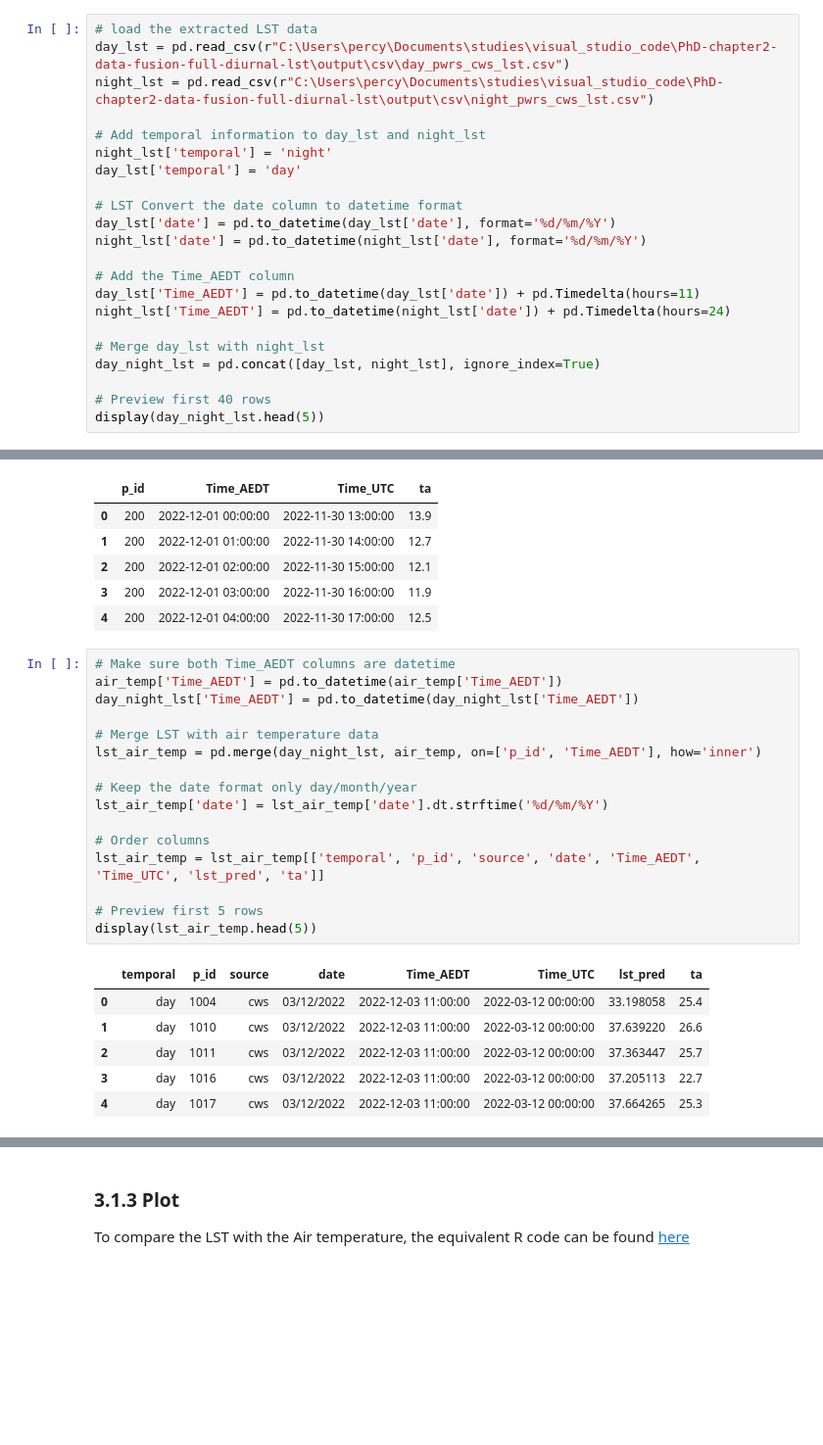
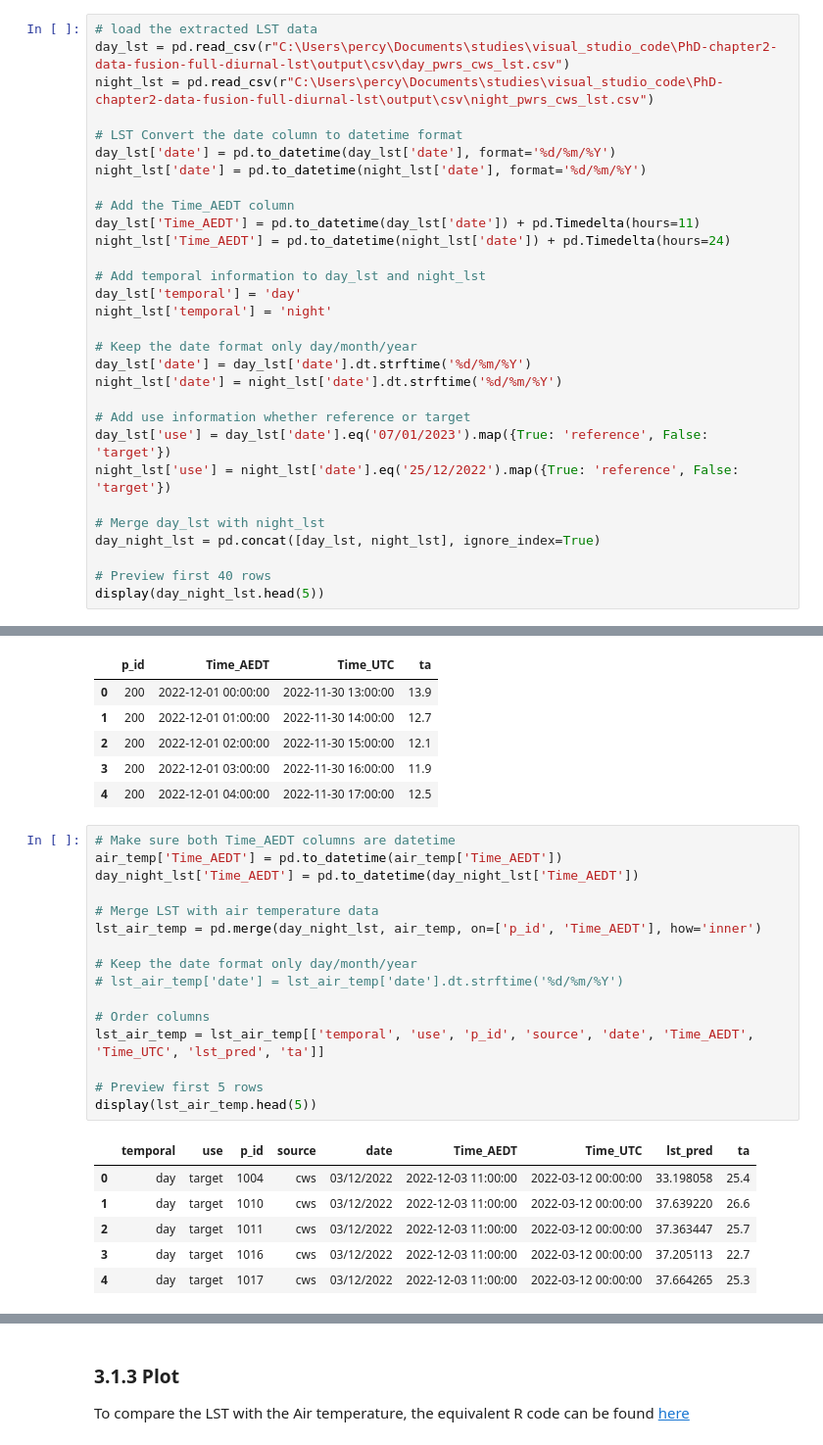
Before and after one commit to percyyvon-r/PhD-chapter2-data-fusion-full-diurnal-lst, a Jupyter notebook: notebook/fused_lst_temporalStability_spatialPatternConsistency.ipynb, the cells around one changed output, grey strips where cells are left out. Shown at 98% size. Cells and saved outputs as stored; diff of their text form; blank space fills up the shorter version.

Commit message:
added one new column use (reference or target), updated the plot code

```diff
--- a/notebook/fused_lst_temporalStability_spatialPatternConsistency.ipynb
+++ b/notebook/fused_lst_temporalStability_spatialPatternConsistency.ipynb
@@ -84,10 +84,6 @@ To do the extraction, the following code was used in ARCGIS [PRWS and CWS LST](p
 # load the extracted LST data
 day_lst = pd.read_csv(r"C:\Users\percy\Documents\studies\visual_studio_code\PhD-chapter2-data-fusion-full-diurnal-lst\output\csv\day_pwrs_cws_lst.csv")
 night_lst = pd.read_csv(r"C:\Users\percy\Documents\studies\visual_studio_code\PhD-chapter2-data-fusion-full-diurnal-lst\output\csv\night_pwrs_cws_lst.csv")
-
-# Add temporal information to day_lst and night_lst
-night_lst['temporal'] = 'night'
-day_lst['temporal'] = 'day'
 
 # LST Convert the date column to datetime format
 day_lst['date'] = pd.to_datetime(day_lst['date'], format='%d/%m/%Y')
@@ -97,6 +93,18 @@ night_lst['date'] = pd.to_datetime(night_lst['date'], format='%d/%m/%Y')
 day_lst['Time_AEDT'] = pd.to_datetime(day_lst['date']) + pd.Timedelta(hours=11)
 night_lst['Time_AEDT'] = pd.to_datetime(night_lst['date']) + pd.Timedelta(hours=24)
 
+# Add temporal information to day_lst and night_lst
+day_lst['temporal'] = 'day'
+night_lst['temporal'] = 'night'
+
+# Keep the date format only day/month/year
+day_lst['date'] = day_lst['date'].dt.strftime('%d/%m/%Y')
+night_lst['date'] = night_lst['date'].dt.strftime('%d/%m/%Y')
+
+# Add use information whether reference or target
+day_lst['use'] = day_lst['date'].eq('07/01/2023').map({True: 'reference', False: 'target'})
+night_lst['use'] = night_lst['date'].eq('25/12/2022').map({True: 'reference', False: 'target'})
+
 # Merge day_lst with night_lst
 day_night_lst = pd.concat([day_lst, night_lst], ignore_index=True)
 
@@ -128,26 +136,26 @@ display(air_temp.head(5))
 # %%
 # Make sure both Time_AEDT columns are datetime
 air_temp['Time_AEDT'] = pd.to_datetime(air_temp['Time_AEDT'])
 day_night_lst['Time_AEDT'] = pd.to_datetime(day_night_lst['Time_AEDT'])
 
 # Merge LST with air temperature data
 lst_air_temp = pd.merge(day_night_lst, air_temp, on=['p_id', 'Time_AEDT'], how='inner')
 
 # Keep the date format only day/month/year
-lst_air_temp['date'] = lst_air_temp['date'].dt.strftime('%d/%m/%Y')
+# lst_air_temp['date'] = lst_air_temp['date'].dt.strftime('%d/%m/%Y')
 
 # Order columns
-lst_air_temp = lst_air_temp[['temporal', 'p_id', 'source', 'date', 'Time_AEDT', 'Time_UTC', 'lst_pred', 'ta']]
+lst_air_temp = lst_air_temp[['temporal', 'use', 'p_id', 'source', 'date', 'Time_AEDT', 'Time_UTC', 'lst_pred', 'ta']]
 
 # Preview first 5 rows
 display(lst_air_temp.head(5))
 # %% [output]
-|  | temporal | p_id | source | date | Time_AEDT | Time_UTC | lst_pred | ta |
-| 0 | day | 1004 | cws | 03/12/2022 | 2022-12-03 11:00:00 | 2022-03-12 00:00:00 | 33.198058 | 25.4 |
-| 1 | day | 1010 | cws | 03/12/2022 | 2022-12-03 11:00:00 | 2022-03-12 00:00:00 | 37.639220 | 26.6 |
-| 2 | day | 1011 | cws | 03/12/2022 | 2022-12-03 11:00:00 | 2022-03-12 00:00:00 | 37.363447 | 25.7 |
-| 3 | day | 1016 | cws | 03/12/2022 | 2022-12-03 11:00:00 | 2022-03-12 00:00:00 | 37.205113 | 22.7 |
-| 4 | day | 1017 | cws | 03/12/2022 | 2022-12-03 11:00:00 | 2022-03-12 00:00:00 | 37.664265 | 25.3 |
+|  | temporal | use | p_id | source | date | Time_AEDT | Time_UTC | lst_pred | ta |
+| 0 | day | target | 1004 | cws | 03/12/2022 | 2022-12-03 11:00:00 | 2022-03-12 00:00:00 | 33.198058 | 25.4 |
+| 1 | day | target | 1010 | cws | 03/12/2022 | 2022-12-03 11:00:00 | 2022-03-12 00:00:00 | 37.639220 | 26.6 |
+| 2 | day | target | 1011 | cws | 03/12/2022 | 2022-12-03 11:00:00 | 2022-03-12 00:00:00 | 37.363447 | 25.7 |
+| 3 | day | target | 1016 | cws | 03/12/2022 | 2022-12-03 11:00:00 | 2022-03-12 00:00:00 | 37.205113 | 22.7 |
+| 4 | day | target | 1017 | cws | 03/12/2022 | 2022-12-03 11:00:00 | 2022-03-12 00:00:00 | 37.664265 | 25.3 |
 # %%
 # Filter PRWS only
 lst_air_temp_prws = lst_air_temp[lst_air_temp['source'] == 'prws']
```
Also changed, not shown: parts of 3 cells of this notebook, 8 other files.
